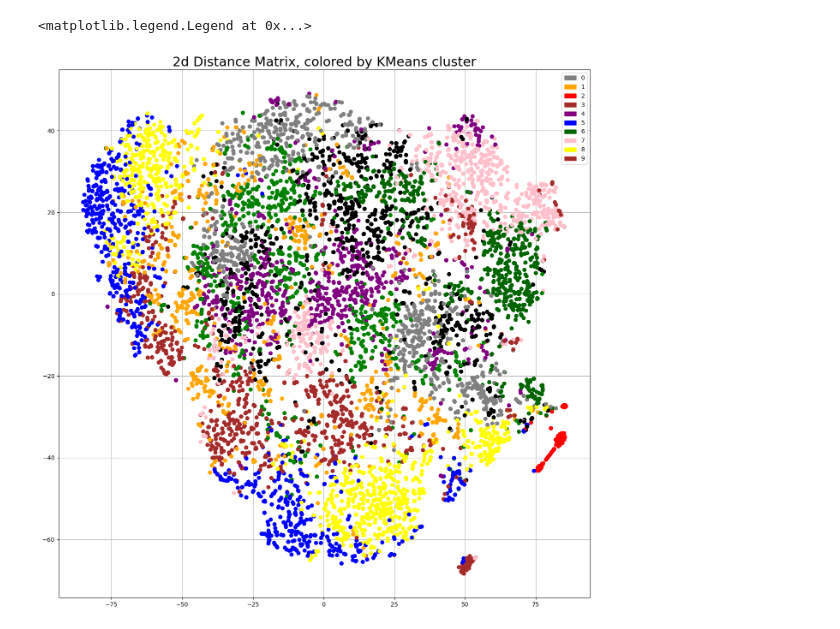
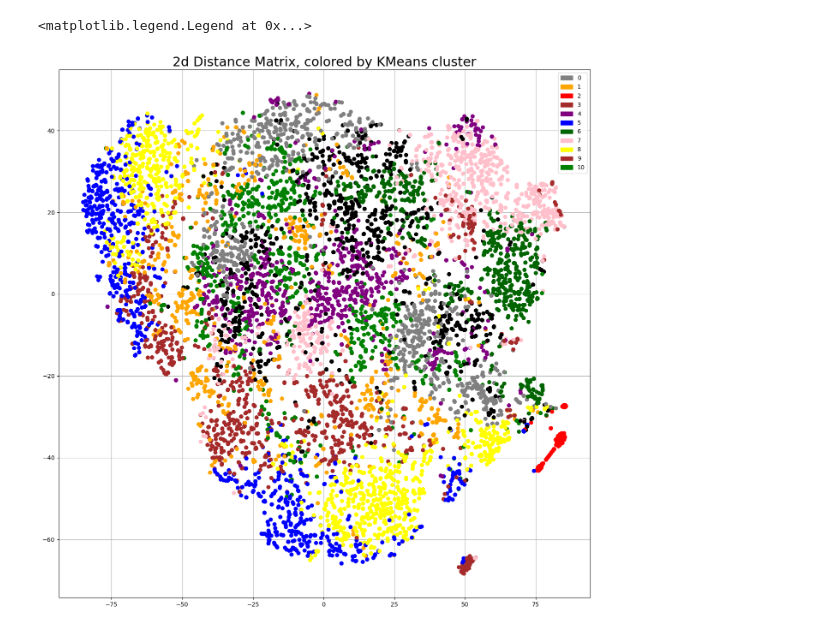
Before and after one commit to PaulKnopf/NLP-Clustering-News-Outlets, a Jupyter notebook: src/visualize_kmeans_labels.ipynb, the cells around one changed output. Saved outputs shown, nothing was run; the diff lists cells and outputs as text; code cells hidden in the pictures.

```diff
--- a/src/visualize_kmeans_labels.ipynb
+++ b/src/visualize_kmeans_labels.ipynb
@@ -43,8 +46,8 @@ videos = Dataset.load_from_disk('../data/videos')
 # load 2d distance matrix
 distance_matrix = np.load('../data/2d_distance_matrix_tsne.npy')
 # %%
-df = pd.DataFrame(videos)
-df['label'] = labels
-df['x'] = distance_matrix[:,[0]]
-df['y'] = distance_matrix[:,[1]]
-add_color_column(df)
+df_2d = pd.DataFrame(videos)
+df_2d['label'] = labels
+df_2d['x'] = distance_matrix[:,[0]]
+df_2d['y'] = distance_matrix[:,[1]]
+add_color_column(df_2d)
@@ -67,33 +61,27 @@ df
 # %%
 # Creating legend with color box
 pop_a = mpatches.Patch(color='orange', label=1)
 pop_b = mpatches.Patch(color='red', label=2)
 pop_c = mpatches.Patch(color='brown', label=3)
 pop_d = mpatches.Patch(color='purple', label=4)
 pop_e = mpatches.Patch(color='blue', label=5)
 pop_f = mpatches.Patch(color='darkgreen', label=6)
 pop_g = mpatches.Patch(color='grey', label=0)
 pop_h = mpatches.Patch(color='pink', label=7)
 pop_i = mpatches.Patch(color='yellow', label=8)
 pop_j = mpatches.Patch(color='brown', label=9)
 pop_k = mpatches.Patch(color='green', label=10)
 # create plot
 fig, ax = plt.subplots(figsize=(16,16))
 # set axis behind other elements
 ax.set_axisbelow(True)
 # add grid
 ax.grid()
 # scatter plot distance matrix
-ax.scatter(df['x'], df['y'], c=df['colors'])
-# add ids
-'''
-for i, txt, in enumerate(distance_matrix_ids):
-    if i % 100 == 0:
-        ax.annotate(str(txt), (df['x'][i], df['y'][i]))
-'''
+ax.scatter(df_2d['x'], df_2d['y'], c=df_2d['colors'])
 # add title, legend
 plt.title(f'2d Distance Matrix, colored by KMeans cluster', fontsize=22)
-ax.legend(handles=[pop_g, pop_a, pop_b, pop_c, pop_d, pop_e, pop_f, pop_h, pop_i, pop_j])
+ax.legend(handles=[pop_g, pop_a, pop_b, pop_c, pop_d, pop_e, pop_f, pop_h, pop_i, pop_j, pop_k])
 # %% [output]
 <matplotlib.legend.Legend at 0x...>
-[figure, old version]
+[figure, new version]
```
Also changed, not shown: parts of 4 cells of this notebook, 4 other files.
